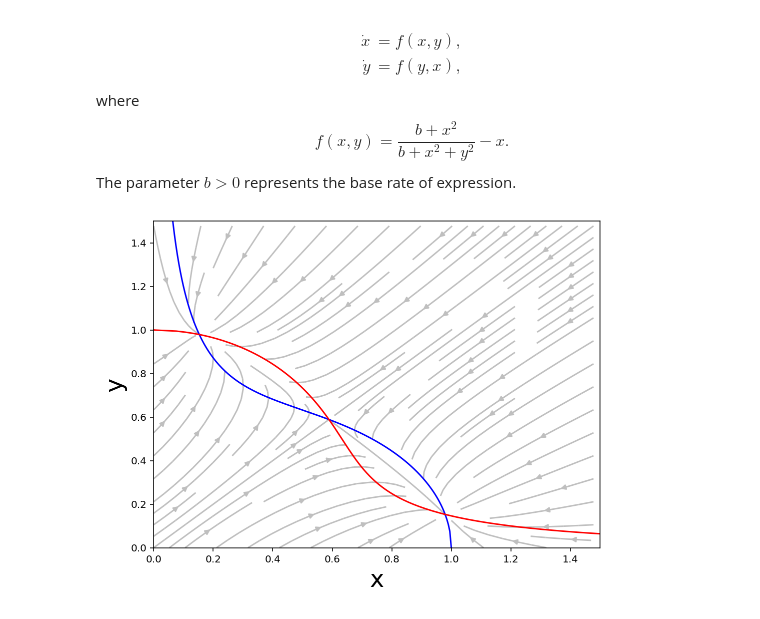
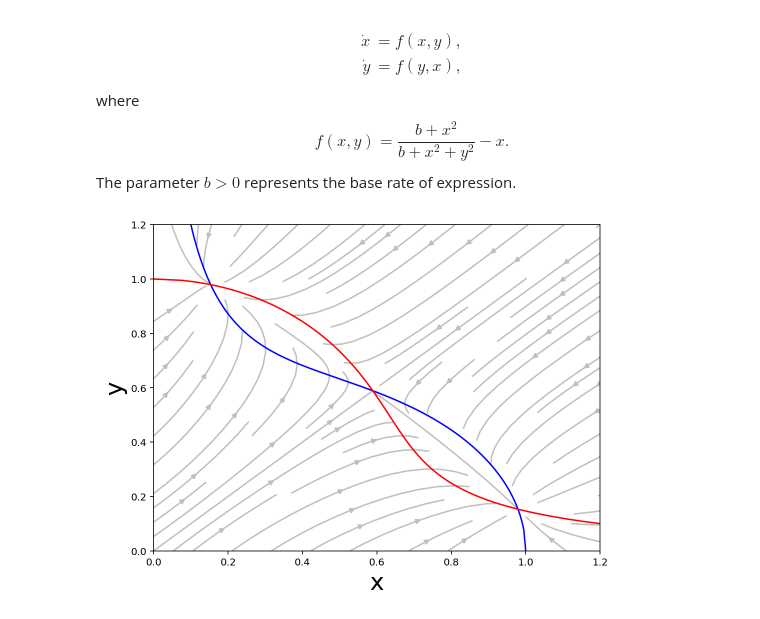
Before and after one commit to newby-jay/MATH371-Winter2020-JupyterNotebooks, a Jupyter notebook: Week 4 - birth death systems.ipynb, the cells around one changed output. Cells and saved outputs as stored; diff of their text form; code cells hidden in the pictures.

```diff
--- a/Week 4 - birth death systems.ipynb
+++ b/Week 4 - birth death systems.ipynb
@@ -128,28 +128,28 @@ The parameter $b>0$ represents the base rate of expression.
 # %%
 b = 0.15
 x = linspace(0.01, 1, 200)
 y1 = sqrt((b + x**2)*(1-x)/x)
 y2 = -sqrt((b + x**2)*(1-x)/x)
 
 xv = linspace(0, 1.5, 50)
 X, Y = meshgrid(xv, xv)
 U = (b + X**2)/(b + X**2 + Y**2) - X
 V = (b + Y**2)/(b + Y**2 + X**2) - Y
 # U /= sqrt(U**2 + V**2)
 # V /= sqrt(U**2 + V**2)
 
 figure(1, [8, 6])
 
 # quiver(X, Y, U, V, color='0.5')
 streamplot(X, Y, U, V, color='0.75')
 
 plot(x, y1, 'b')
 plot(y1, x, 'r')
 plot(x, y2, 'b')
 plot(y2, x, 'r')
-xlim(0, 1.5)
-ylim(0, 1.5)
+xlim(0, 1.2)
+ylim(0, 1.2)
 xlabel('x', fontsize=24)
 ylabel('y', fontsize=24);
 # %% [output]
-[figure, old version]
+[figure, new version]
```
